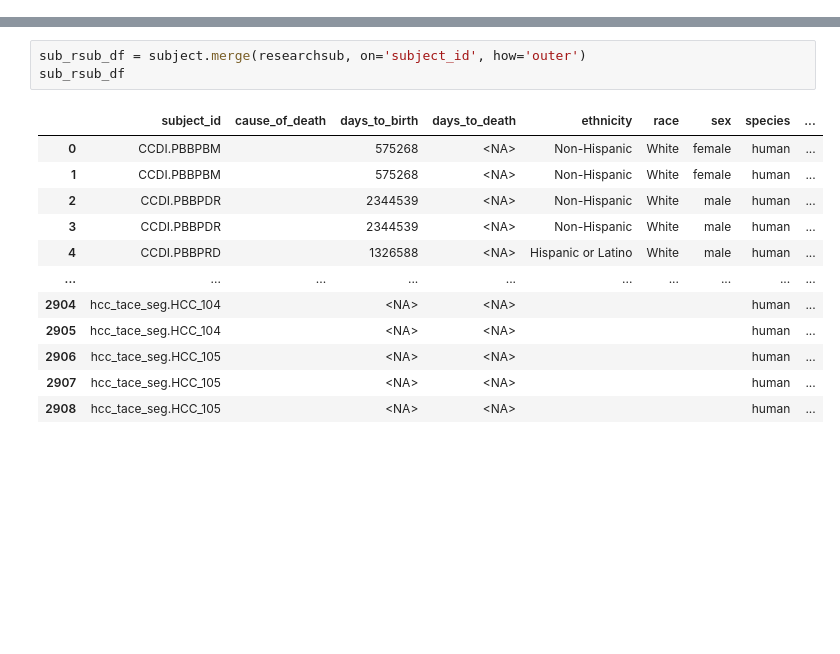
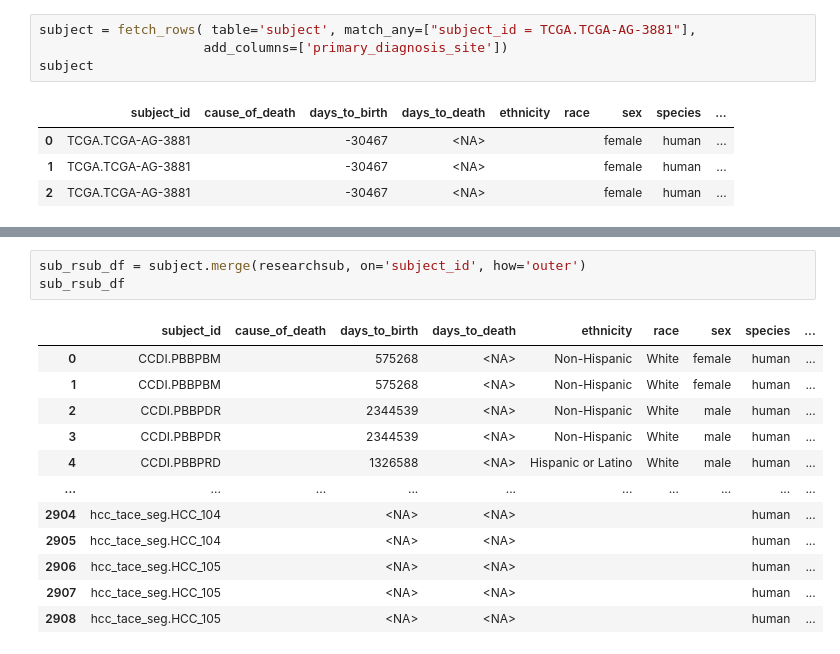
Before and after one commit to monarch-initiative/oncopacket, a Jupyter notebook: notebooks/test.ipynb, the cells around one changed output, grey strips where cells are left out. Saved outputs shown, nothing was run; the diff lists cells and outputs as text; blank space fills up the shorter version.

```diff
--- a/notebooks/test.ipynb
+++ b/notebooks/test.ipynb
@@ -33,0 +33,9 @@ subject
+# %%
+subject = fetch_rows( table='subject', match_any=["subject_id = TCGA.TCGA-AG-3881"],
+                     add_columns=['primary_diagnosis_site'])
+subject
+# %% [output]
+|  | subject_id | cause_of_death | days_to_birth | days_to_death | ethnicity | race | sex | species | ... |
+| 0 | TCGA.TCGA-AG-3881 |  | -30467 | <NA> |  |  | female | human | ... |
+| 1 | TCGA.TCGA-AG-3881 |  | -30467 | <NA> |  |  | female | human | ... |
+| 2 | TCGA.TCGA-AG-3881 |  | -30467 | <NA> |  |  | female | human | ... |
```
Also changed, not shown: parts of 3 cells of this notebook, 5 other files.
